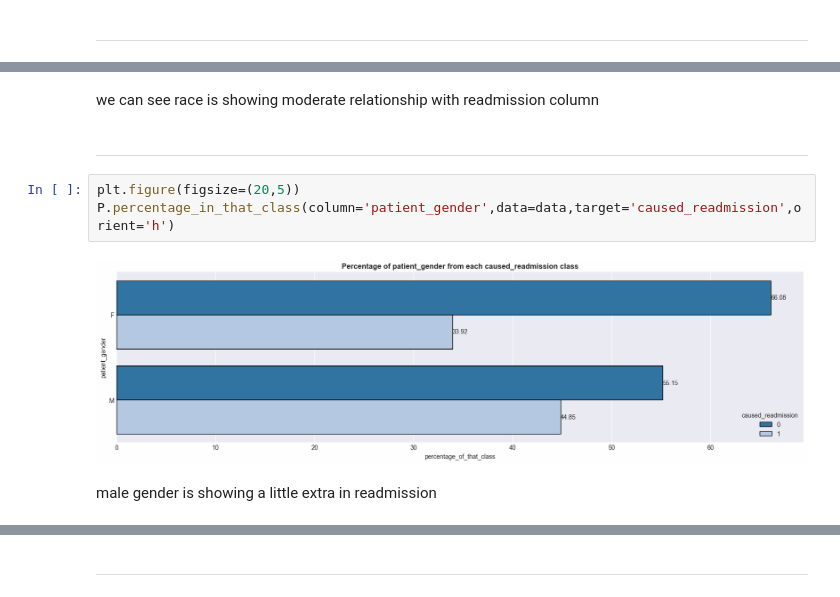
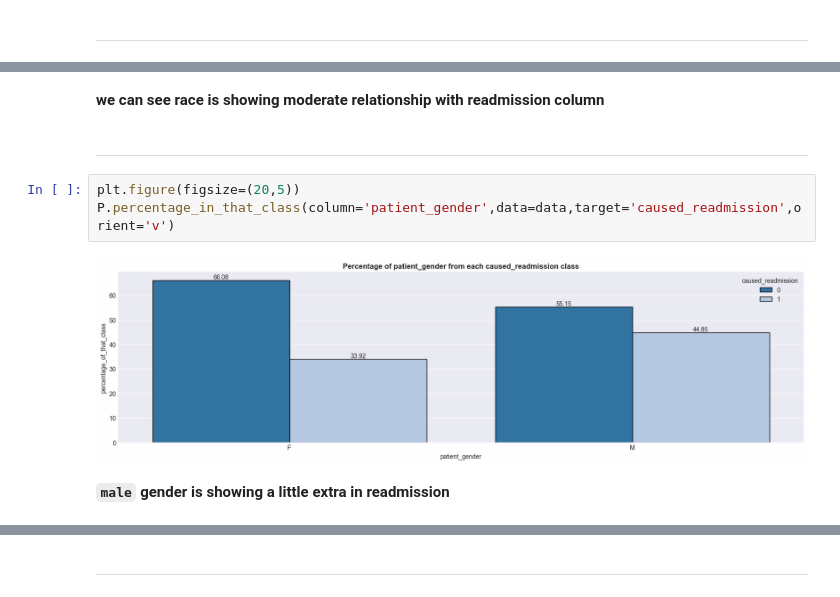
Before and after one commit to IamRaNo/ranojoy_data_analytics_projects, a Jupyter notebook: synthea readmission analysis/notebooks/pandas_analysis.ipynb, the cells around one changed output, grey strips where cells are left out. Drawn from its saved outputs; the diff is of its cells as text.

```diff
--- a/synthea readmission analysis/notebooks/pandas_analysis.ipynb
+++ b/synthea readmission analysis/notebooks/pandas_analysis.ipynb
@@ -421,14 +411,14 @@ Cramer's V: 0.116 → Moderate
 # %% [markdown]
-we can see race is showing moderate relationship with readmission column
+**we can see race is showing moderate relationship with readmission column**
 # %% [markdown]
 ***
 # %%
 plt.figure(figsize=(20,5))
-P.percentage_in_that_class(column='patient_gender',data=data,target='caused_readmission',orient='h')
+P.percentage_in_that_class(column='patient_gender',data=data,target='caused_readmission',orient='v')
 # %% [output]
-[figure, old version]
+[figure, new version]
 # %% [markdown]
-male gender is showing a little extra in readmission
+**`male` gender is showing a little extra in readmission**
 # %%
 S.chi_sqared_test(pd.crosstab(data['patient_gender'],data['caused_readmission']))
 # %% [output]
```
Also changed, not shown: parts of 25 cells of this notebook, 1 other file.
